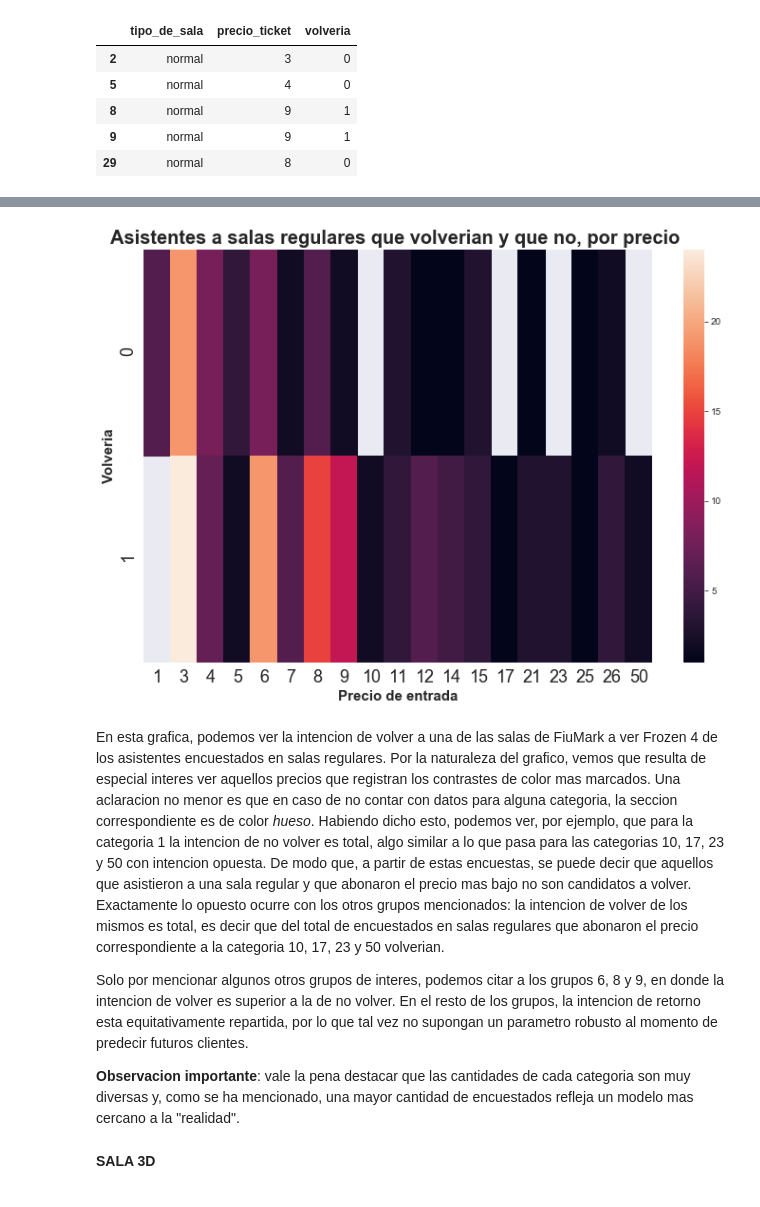
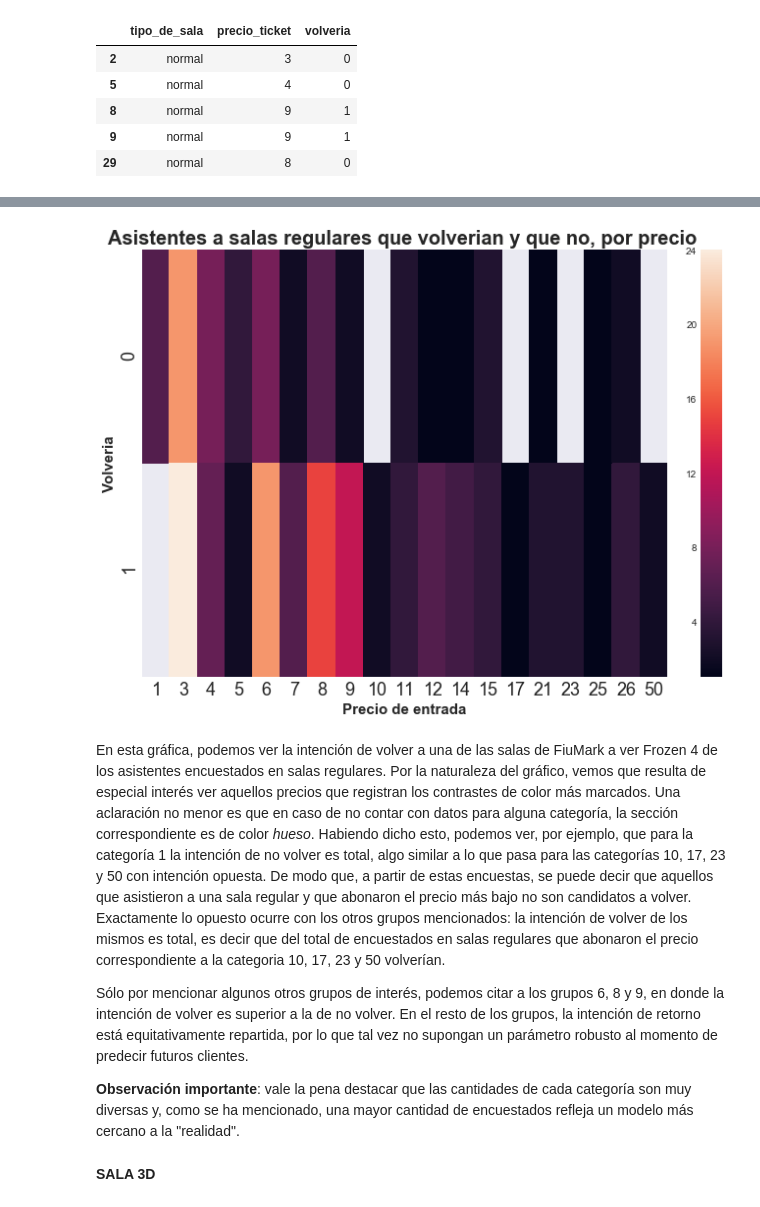
Before and after one commit to lionelguglielmone/OrgaDeCompusTP, a Jupyter notebook: tp1_main.ipynb, the cells around one changed output, grey strips where cells are left out. Cells and saved outputs as stored; diff of their text form; code cells hidden in the pictures.

```diff
--- a/tp1_main.ipynb
+++ b/tp1_main.ipynb
@@ -1156,22 +1157,22 @@ See the caveats in the documentation: https://pandas.pydata.org/pandas-docs/stab
 # %%
 parametros_normal = df_sala_regular_vs_precio_ticket.pivot("volveria", "precio_ticket", "total_sala_normal")
 plt.figure(figsize = (12,8))
 ax = sns.heatmap(parametros_normal)#,cmap="Blues")
 plt.tick_params(labelsize=18)
 
 sns.despine(left = True, bottom = True)
 plt.xlabel ('Precio de entrada', fontweight = 'semibold', fontsize = 15)
-plt.ylabel ('Volveria', fontweight = 'semibold', fontsize = 15)
-plt.title ('Asistentes a salas regulares que volverian y que no, por precio ', fontweight = 'semibold', fontsize = 20)
+plt.ylabel ('Volvería', fontweight = 'semibold', fontsize = 15)
+plt.title ('Asistentes a salas regulares que volverían y que no, por precio ', fontweight = 'semibold', fontsize = 20)
 plt.show()
 # %% [output]
-[figure, old version]
+[figure, new version]
 # %% [markdown]
-En esta grafica, podemos ver la intencion de volver a una de las salas de FiuMark a ver Frozen 4 de los asistentes encuestados en salas regulares. Por la naturaleza del grafico, vemos que resulta de especial interes ver aquellos precios que registran los contrastes de color mas marcados. Una aclaracion no menor es que en caso de no contar con datos para alguna categoria, la seccion correspondiente es de color *hueso*. Habiendo dicho esto, podemos ver, por ejemplo, que para la categoria 1 la intencion de no volver es total, algo similar a lo que pasa para las categorias 10, 17, 23 y 50 con intencion opuesta. De modo que, a partir de estas encuestas, se puede decir que aquellos que asistieron a una sala regular y que abonaron el precio mas bajo no son candidatos a volver. Exactamente lo opuesto ocurre con los otros grupos mencionados: la intencion de volver de los mismos es total, es decir que del total de encuestados en salas regulares que abonaron el precio correspondiente a la categoria 10, 17, 23 y 50 volverian.
+En esta gráfica, podemos ver la intención de volver a una de las salas de FiuMark a ver Frozen 4 de los asistentes encuestados en salas regulares. Por la naturaleza del gráfico, vemos que resulta de especial interés ver aquellos precios que registran los contrastes de color más marcados. Una aclaración no menor es que en caso de no contar con datos para alguna categoría, la sección correspondiente es de color *hueso*. Habiendo dicho esto, podemos ver, por ejemplo, que para la categoría 1 la intención de no volver es total, algo similar a lo que pasa para las categorías 10, 17, 23 y 50 con intención opuesta. De modo que, a partir de estas encuestas, se puede decir que aquellos que asistieron a una sala regular y que abonaron el precio más bajo no son candidatos a volver. Exactamente lo opuesto ocurre con los otros grupos mencionados: la intención de volver de los mismos es total, es decir que del total de encuestados en salas regulares que abonaron el precio correspondiente a la categoria 10, 17, 23 y 50 volverían.
 
-Solo por mencionar algunos otros grupos de interes, podemos citar a los grupos 6, 8 y 9, en donde la intencion de volver es superior a la de no volver. En el resto de los grupos, la intencion de retorno esta equitativamente repartida, por lo que tal vez no supongan un parametro robusto al momento de predecir futuros clientes.
+Sólo por mencionar algunos otros grupos de interés, podemos citar a los grupos 6, 8 y 9, en donde la intención de volver es superior a la de no volver. En el resto de los grupos, la intención de retorno está equitativamente repartida, por lo que tal vez no supongan un parámetro robusto al momento de predecir futuros clientes.
 
-**Observacion importante**: vale la pena destacar que las cantidades de cada categoria son muy diversas y, como se ha mencionado, una mayor cantidad de encuestados refleja un modelo mas cercano a la "realidad".
+**Observación importante**: vale la pena destacar que las cantidades de cada categoría son muy diversas y, como se ha mencionado, una mayor cantidad de encuestados refleja un modelo más cercano a la "realidad".
 # %% [markdown]
 **SALA 3D**
 # %%
```
Also changed, not shown: parts of 95 cells of this notebook.
